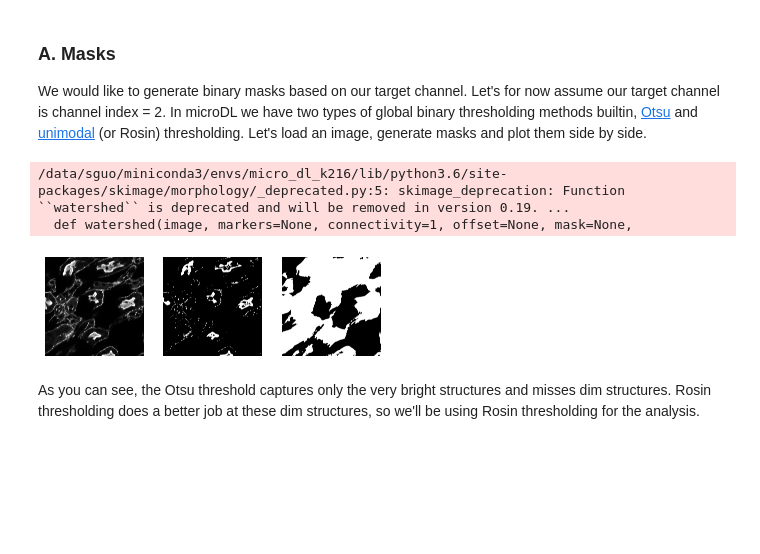
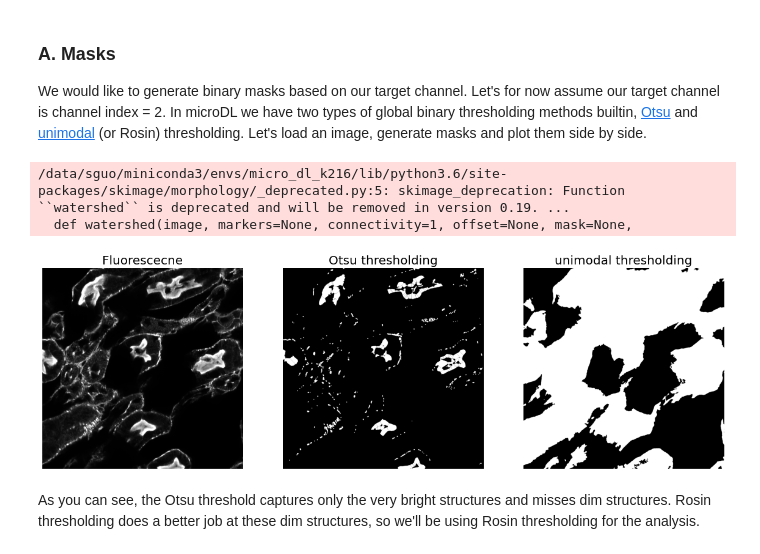
Before and after one commit to mehta-lab/microDL, a Jupyter notebook: notebooks/image_translation.ipynb, the cells around one changed output. Saved outputs shown, nothing was run; the diff lists cells and outputs as text; code cells hidden in the pictures; blank space fills up the shorter version.

Commit message:
fix plots not displayed issue

```diff
--- a/notebooks/image_translation.ipynb
+++ b/notebooks/image_translation.ipynb
@@ -149,22 +148,30 @@ Let's load an image, generate masks and plot them side by side.
 # %%
 # Load image
 im_path = os.path.join(INPUT_DIR, 'img_568_t000_p003_z010.tif')
 im = im_utils.read_image(im_path)
 # Clip top and bottom 1% of histogram for better visualization
 im = norm_utils.hist_clipping(im, 1, 99)
 
 mask_otsu = mask_utils.create_otsu_mask(im)
 mask_rosin = mask_utils.create_unimodal_mask(im)
 
-plt.subplot(131); plt.imshow(im, cmap='gray'); plt.axis('off')
-plt.subplot(132); plt.imshow(mask_otsu, cmap='gray'); plt.axis('off')
-plt.subplot(133); plt.imshow(mask_rosin, cmap='gray'); plt.axis('off')
-plt.rcParams['figure.figsize'] = [30, 20]
+fig, ax = plt.subplots(1, 3)
+fig.set_size_inches(20, 15)
+ax = ax.flatten()
+ax[0].imshow(im, cmap='gray')
+ax[0].set_title('Fluorescecne',fontsize=20)
+ax[1].imshow(mask_otsu, cmap='gray')
+ax[1].set_title('Otsu thresholding',fontsize=20)
+ax[2].imshow(mask_rosin, cmap='gray')
+ax[2].set_title('unimodal thresholding',fontsize=20)
+for a in ax: a.axis('off')
+
 plt.show()
+plt.close('all')
 # %% [output]
 /data/sguo/miniconda3/envs/micro_dl_k216/lib/python3.6/site-packages/skimage/morphology/_deprecated.py:5: skimage_deprecation: Function ``watershed`` is deprecated and will be removed in version 0.19. ...
   def watershed(image, markers=None, connectivity=1, offset=None, mask=None,
-[figure, old version]
+[figure, new version]
 # %% [markdown]
 As you can see, the Otsu threshold captures only the very bright structures and misses dim structures. Rosin thresholding does a better job at these dim structures, so we'll be using Rosin thresholding for the analysis.
 # %% [markdown]
```
Also changed, not shown: parts of 2 cells of this notebook.
